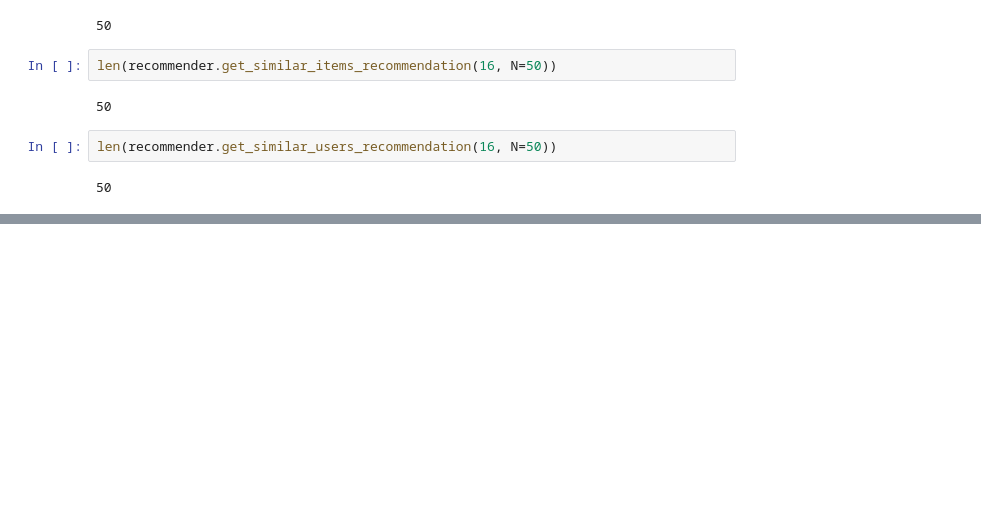
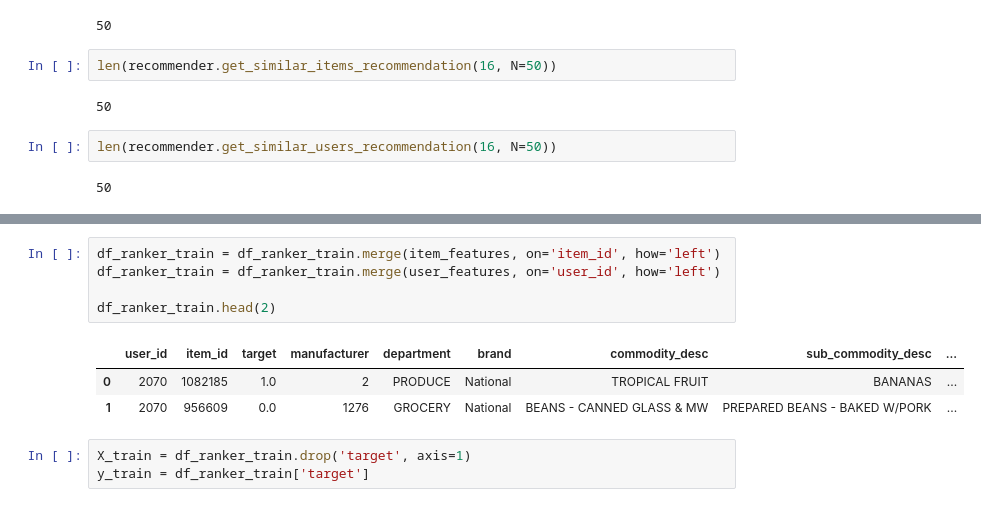
Before and after one commit to Foreman1980/4.3_RecommenderSystems, a Jupyter notebook: hw_webinar_6.ipynb, the cells around one changed output, grey strips where cells are left out. Cells and saved outputs as stored; diff of their text form; blank space fills up the shorter version.

```diff
--- a/hw_webinar_6.ipynb
+++ b/hw_webinar_6.ipynb
@@ -191,0 +322,12 @@ sorted(calc_precision(result_eval_matcher, TOPK_PRECISION), key=lambda x: x[1],r
+# %%
+df_ranker_train = df_ranker_train.merge(item_features, on='item_id', how='left')
+df_ranker_train = df_ranker_train.merge(user_features, on='user_id', how='left')
+
+df_ranker_train.head(2)
+# %% [output]
+|  | user_id | item_id | target | manufacturer | department | brand | commodity_desc | sub_commodity_desc | ... |
+| 0 | 2070 | 1082185 | 1.0 | 2 | PRODUCE | National | TROPICAL FRUIT | BANANAS | ... |
+| 1 | 2070 | 956609 | 0.0 | 1276 | GROCERY | National | BEANS - CANNED GLASS & MW | PREPARED BEANS - BAKED W/PORK | ... |
+# %%
+X_train = df_ranker_train.drop('target', axis=1)
+y_train = df_ranker_train['target']
```
Also changed, not shown: parts of 61 cells of this notebook.
